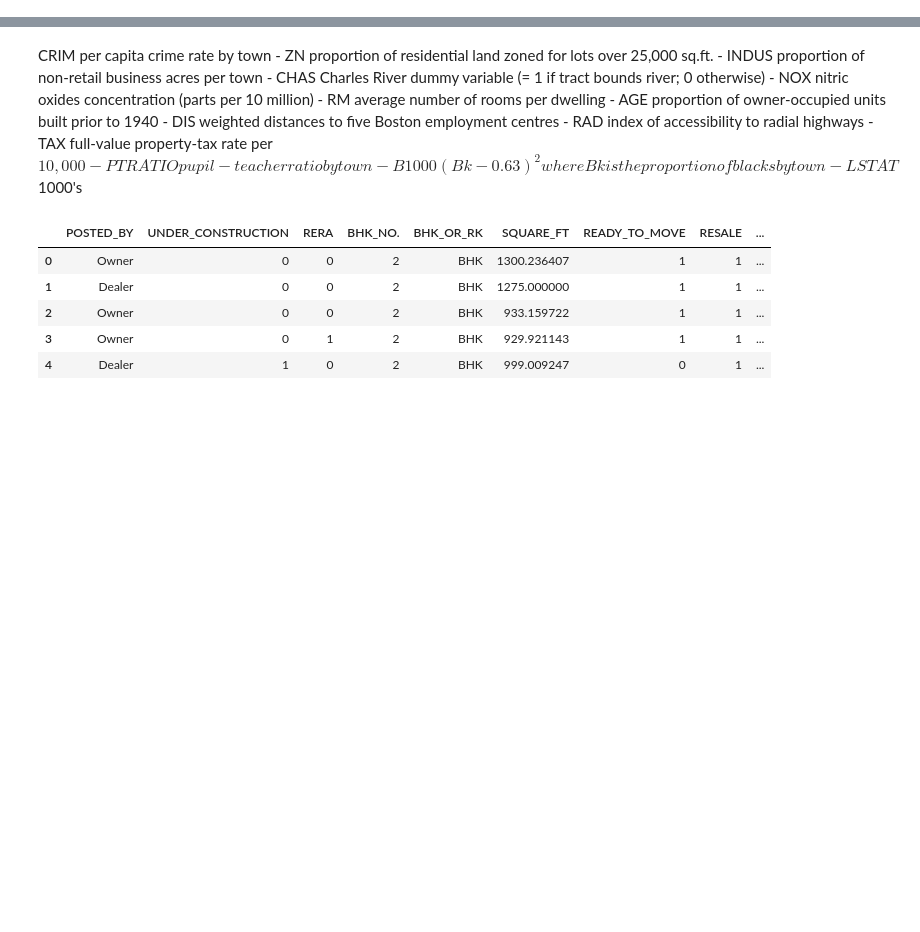
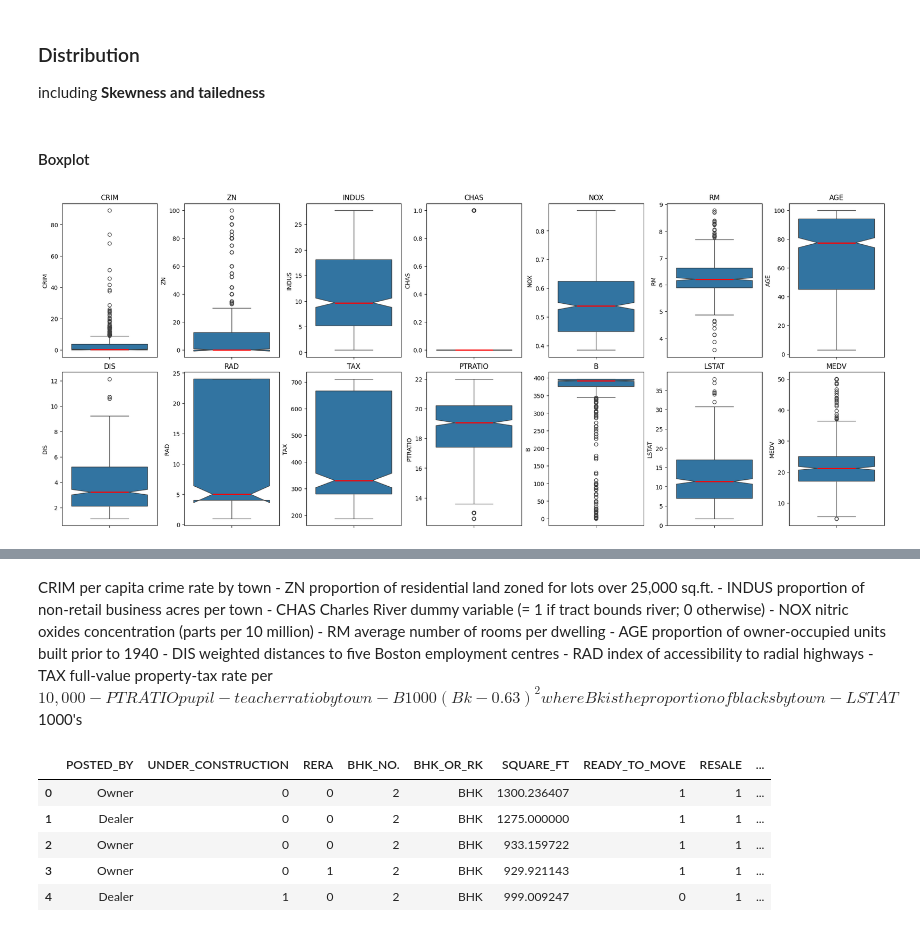
Before and after one commit to NandhuGB/Kaggle-competitions, a Jupyter notebook: boston-house-prices/Boston house prices.ipynb, the cells around one changed output, grey strips where cells are left out. Cells and saved outputs as stored; diff of their text form; code cells hidden in the pictures; blank space fills up the shorter version.

Commit message:
boston-house-refactored

```diff
--- a/boston-house-prices/Boston house prices.ipynb
+++ b/boston-house-prices/Boston house prices.ipynb
@@ -12,0 +39,8 @@ from sklearn.linear_model import LinearRegression
+# %%
+# Refer - https://www.kaggle.com/datasets/vikrishnan/boston-house-prices
+
+columns = "CRIM ZN INDUS CHAS NOX RM AGE DIS RAD TAX PTRATIO B LSTAT MEDV".split(" ")
+# %%
+# Importing dataset
+
+df = pd.read_csv("./dataset/housing.csv", sep = r'\s+', names = columns)
@@ -12,0 +88,4 @@ from sklearn.linear_model import LinearRegression
+# %%
+# Changing the data type of feature CHAS (whether river bounded or not)
+
+df = df.astype({"CHAS":"boolean"}, copy = False)
@@ -12,0 +144,21 @@ from sklearn.linear_model import LinearRegression
+# %% [markdown]
+### Distribution
+including **Skewness and tailedness**
+# %% [markdown]
+#### Boxplot
+# %%
+# Discriptive statistics of features
+
+row, col = 2, 7
+fig, axs = plt.subplots(row,col,figsize=(20,8), layout="constrained")
+
+for i in range(row):
+    for j in range(col):
+        index =  col * i +  j
+        feature = columns[index]
+        axs[i,j].set_title(feature)
+        sns.boxplot(df[feature], ax =axs[i, j],
+                    notch= True,
+                    medianprops ={"color":"r", "linewidth":2})
+# %% [output]
+[figure, added]
```
Also changed, not shown: parts of 25 cells of this notebook, 24 other files.
